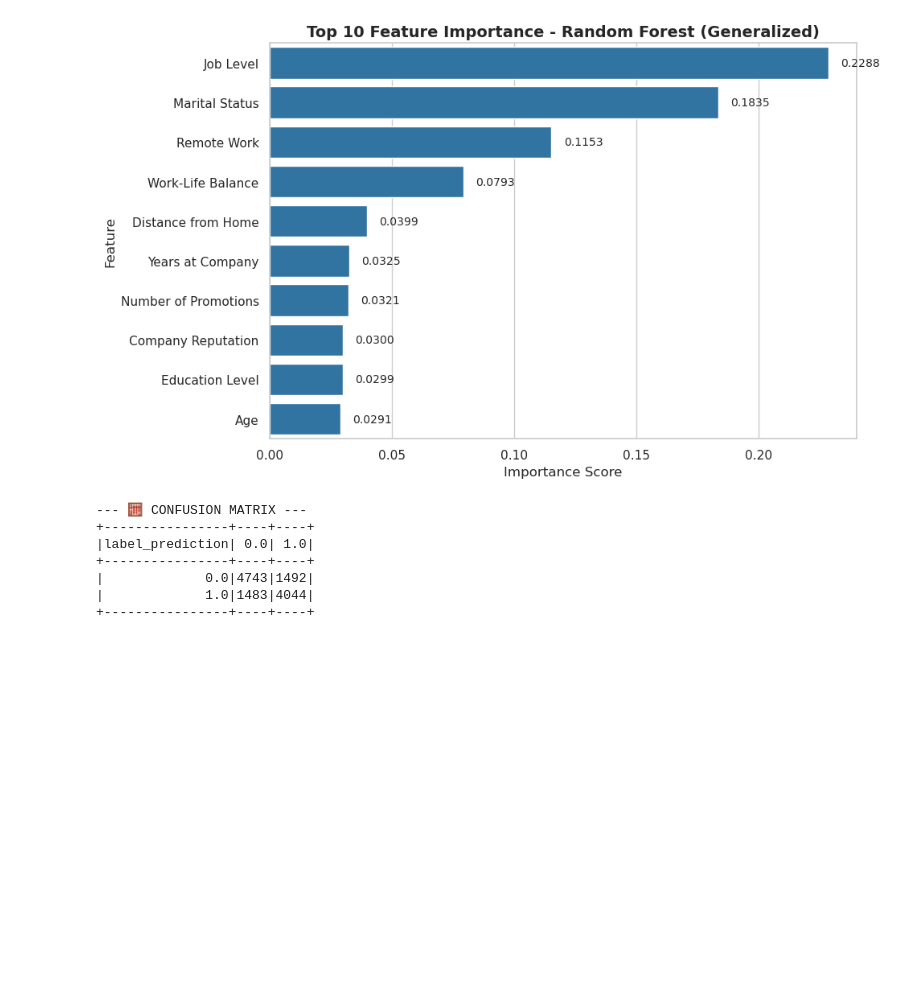
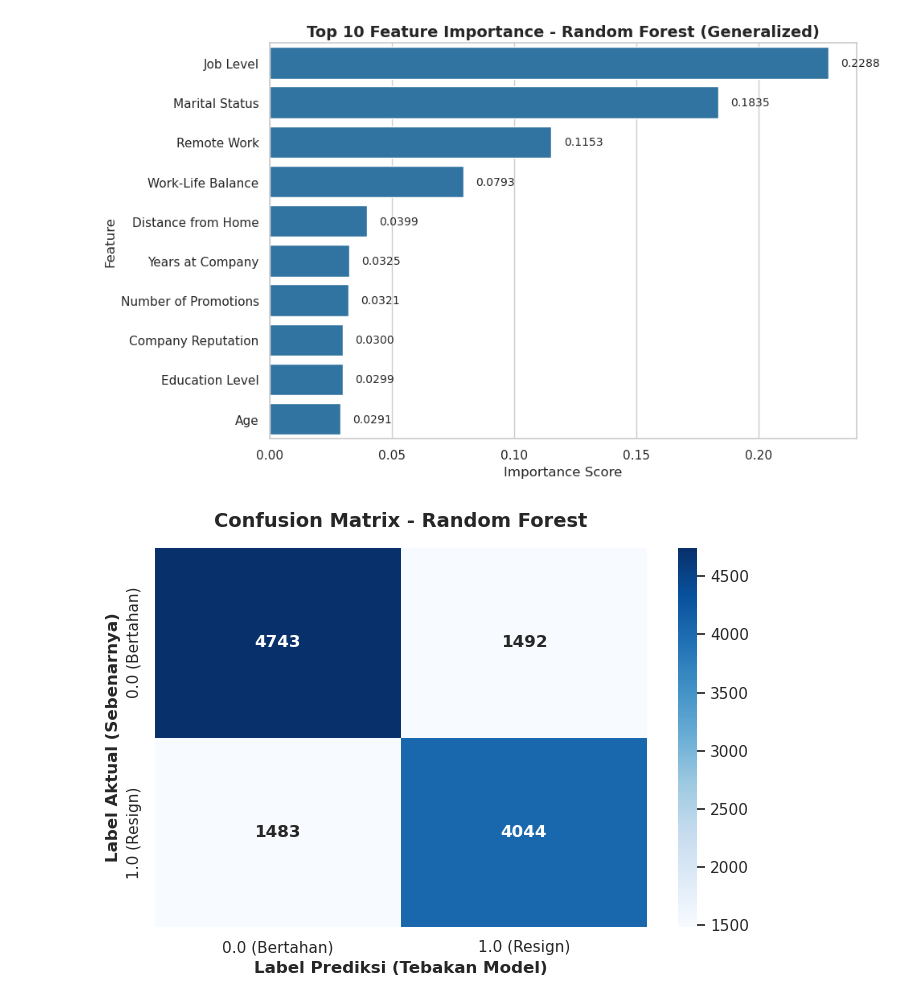
Before and after one commit to papercoldmint/PROJECT_BDA, a Jupyter notebook: notebooks/02-AUC-ROC.ipynb, the cells around one changed output. Saved outputs shown, nothing was run; the diff lists cells and outputs as text; code cells hidden in the pictures; blank space fills up the shorter version.

Commit message:
Update: Evaluasi model Random Forest dengan tuning dan visualisasi

```diff
--- a/notebooks/02-AUC-ROC.ipynb
+++ b/notebooks/02-AUC-ROC.ipynb
@@ -206,14 +206,33 @@ Passing `palette` without assigning `hue` is deprecated and will be removed in v
 [figure]
 [figure]
 # %%
-# Tampilkan Confusion Matrix
-print("--- 🧮 CONFUSION MATRIX ---")
-predictions.crosstab("label", "prediction").orderBy("label_prediction").show()
+import matplotlib.pyplot as plt
+import seaborn as sns
+
+# 1. Simpan hasil crosstab PySpark ke dalam Pandas DataFrame
+cm_spark = predictions.crosstab("label", "prediction").orderBy("label_prediction")
+cm_pd = cm_spark.toPandas()
+
+# 2. Ambil hanya kolom angka tebakannya saja menjadi format matriks (array)
+# Pastikan nama kolom sesuai dengan output PySpark (biasanya string '0.0' dan '1.0')
+cm_matrix = cm_pd[['0.0', '1.0']].values
+
+# 3. Mulai proses visualisasi
+plt.figure(figsize=(7, 5))
+
+# Gunakan Seaborn heatmap (cmap="Blues" untuk palet warna biru yang profesional)
+sns.heatmap(cm_matrix, annot=True, fmt="d", cmap="Blues",
+            xticklabels=["0.0 (Bertahan)", "1.0 (Resign)"],
+            yticklabels=["0.0 (Bertahan)", "1.0 (Resign)"],
+            annot_kws={"size": 12, "weight": "bold"}) # Memperbesar angka di dalam kotak
+
+# 4. Merapikan label dan judul
+plt.title('Confusion Matrix - Random Forest', fontsize=14, fontweight='bold', pad=15)
+plt.ylabel('Label Aktual (Sebenarnya)', fontsize=12, fontweight='bold')
+plt.xlabel('Label Prediksi (Tebakan Model)', fontsize=12, fontweight='bold')
+
+# Tampilkan grafik
+plt.tight_layout()
+plt.show()
 # %% [output]
---- 🧮 CONFUSION MATRIX ---
-+----------------+----+----+
-|label_prediction| 0.0| 1.0|
-+----------------+----+----+
-|             0.0|4743|1492|
-|             1.0|1483|4044|
-+----------------+----+----+
+[figure, added]
```
Also changed, not shown: 4 other files.
